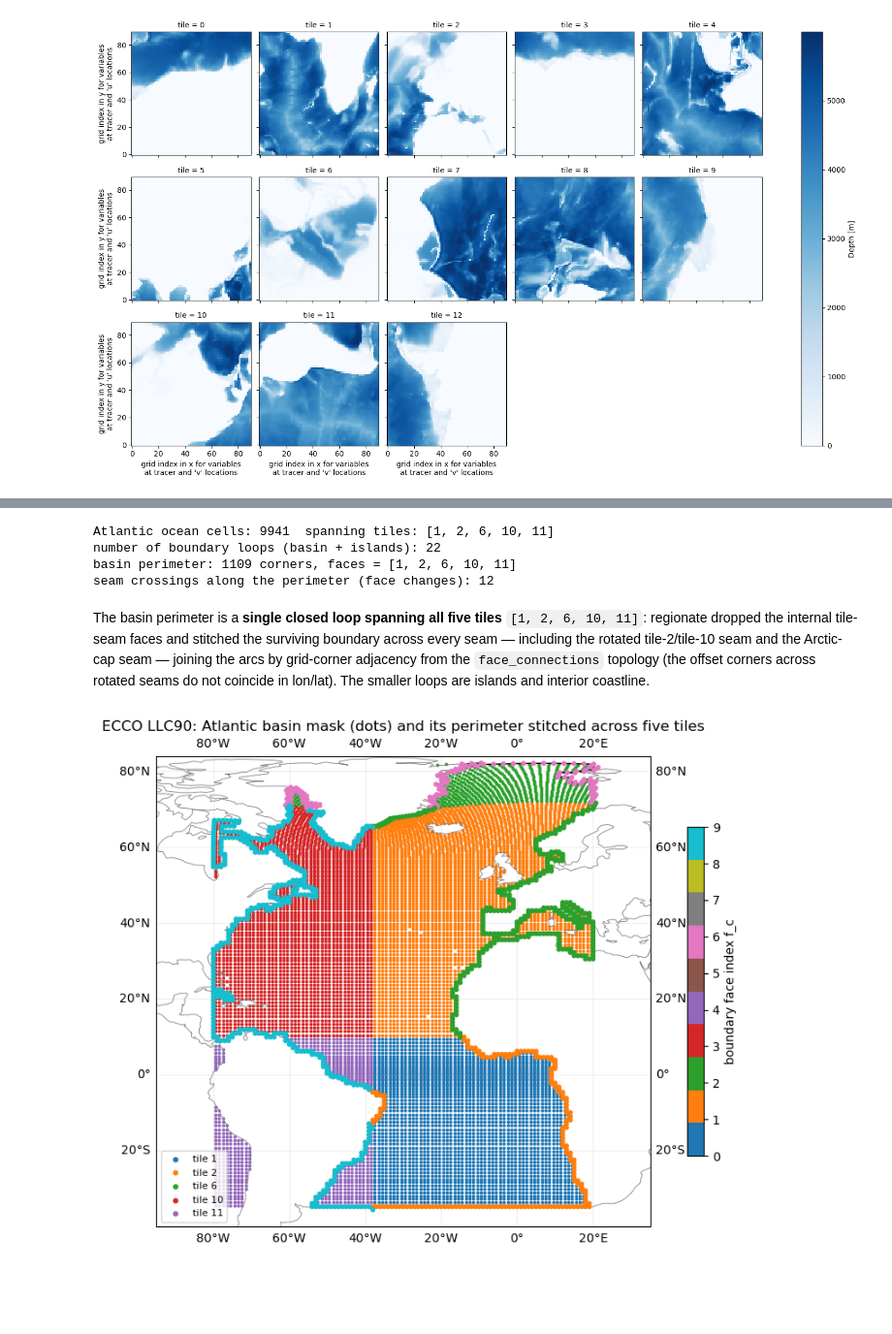
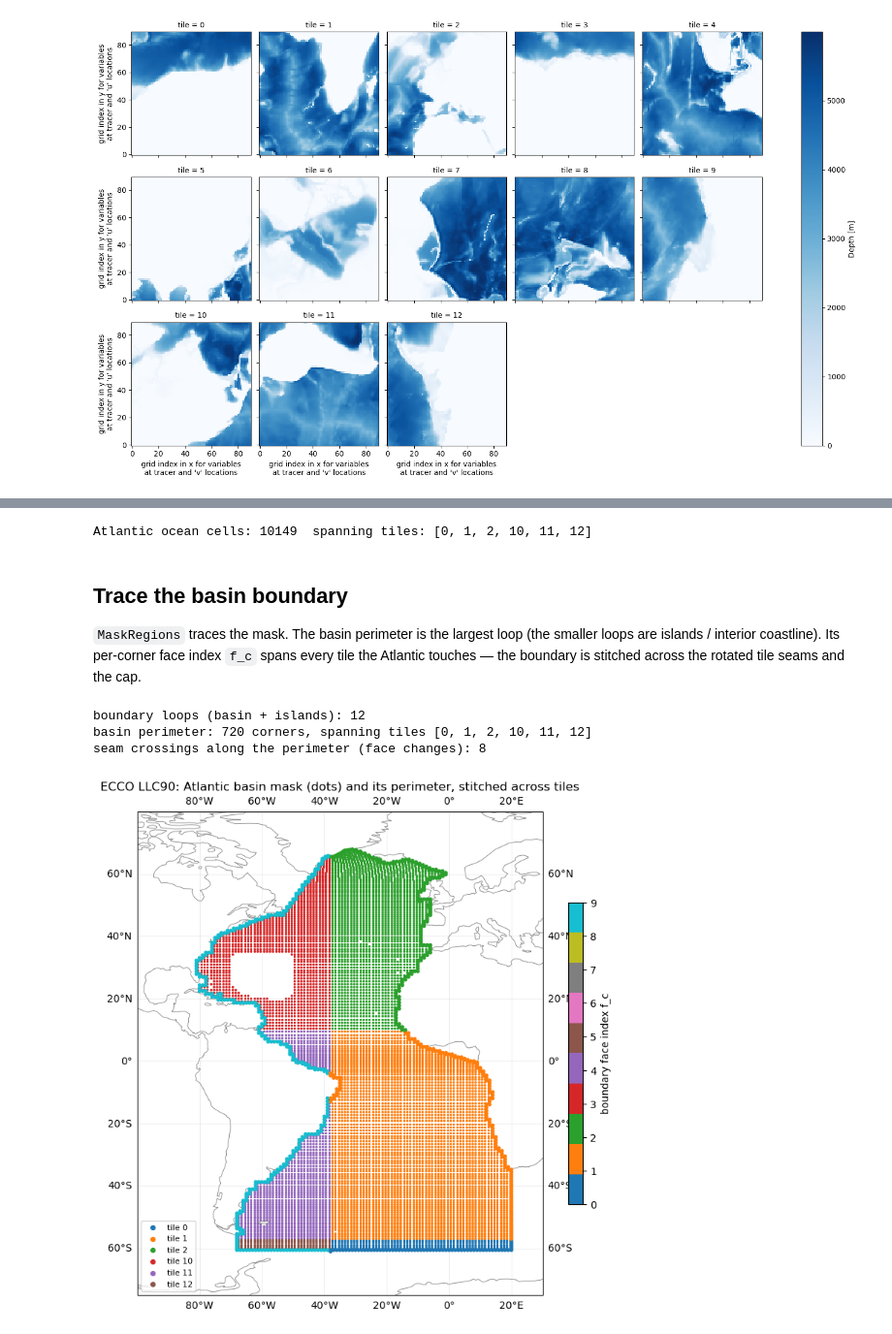
Before and after one commit to hdrake/regionate, a Jupyter notebook: examples/5_ECCO_LLC90_multiface_regions.ipynb, the cells around one changed output, grey strips where cells are left out. Shown at 97% size. Saved outputs shown, nothing was run; the diff lists cells and outputs as text; code cells hidden in the pictures; blank space fills up the shorter version.

```diff
--- a/examples/5_ECCO_LLC90_multiface_regions.ipynb
+++ b/examples/5_ECCO_LLC90_multiface_regions.ipynb
@@ -60,61 +55,42 @@ connection) and the **cap** seam (tile 2 ↔ tile 6).
+# %%
+atlantic = atlantic_basin_mask(grid)
+lon, lat = grid._ds["geolon"], grid._ds["geolat"]
+tiles_in_mask = sorted(set(np.where(atlantic.values.any(axis=(1, 2)))[0].tolist()))
+print(f"Atlantic ocean cells: {int(atlantic.sum())}  spanning tiles: {tiles_in_mask}")
+# %% [output]
+Atlantic ocean cells: 10149  spanning tiles: [0, 1, 2, 10, 11, 12]
+# %% [markdown]
+## Trace the basin boundary
+
+`MaskRegions` traces the mask. The basin perimeter is the largest loop (the smaller loops
+are islands / interior coastline). Its per-corner face index `f_c` spans every tile the
+Atlantic touches — the boundary is stitched across the rotated tile seams and the cap.
 # %%
-lon = grid._ds["geolon"]
-lat = grid._ds["geolat"]
-depth = grid._ds["Depth"]
-
-atlantic = (
-    (depth > 0) & (
-        ((lon > -80) & (lon < 20) & (lat > -35) & (lat < 67)) |   # main basin
-        ((lon > -60) & (lon < 20) & (lat >= 67) & (lat < 82))     # Nordic / Arctic sector
-    )
-).compute()
-
-tiles_in_mask = sorted(set(np.where(atlantic.values.any(axis=(1, 2)))[0].tolist()))
-print(f"Atlantic ocean cells: {int(atlantic.sum())}  spanning tiles: {tiles_in_mask}")
-
 regions = MaskRegions(atlantic, grid).region_dict
-print(f"number of boundary loops (basin + islands): {len(regions)}")
-
-# The basin perimeter is the largest loop; the rest are islands / interior coastline.
 basin = max(regions.values(), key=lambda r: len(r.lons_c))
-fc_closed = np.asarray(basin.f_c)
-faces = fc_closed[:-1]   # f_c is a closed loop; align with the open lon/lat corners
-print(f"basin perimeter: {len(basin.lons_c)} corners, faces = {sorted(set(faces.tolist()))}")
+faces = np.asarray(basin.f_c)[:-1]   # f_c is a closed loop; align with the open lon/lat
+print(f"boundary loops (basin + islands): {len(regions)}")
+print(f"basin perimeter: {len(basin.lons_c)} corners, spanning tiles {sorted(set(faces.tolist()))}")
 print(f"seam crossings along the perimeter (face changes): "
-      f"{int((fc_closed[:-1] != fc_closed[1:]).sum())}")
+      f"{int((np.asarray(basin.f_c)[:-1] != np.asarray(basin.f_c)[1:]).sum())}")
 # %% [output]
-Atlantic ocean cells: 9941  spanning tiles: [1, 2, 6, 10, 11]
-number of boundary loops (basin + islands): 22
-basin perimeter: 1109 corners, faces = [1, 2, 6, 10, 11]
-seam crossings along the perimeter (face changes): 12
+boundary loops (basin + islands): 12
+basin perimeter: 720 corners, spanning tiles [0, 1, 2, 10, 11, 12]
+seam crossings along the perimeter (face changes): 8
-# %% [markdown]
-The basin perimeter is a **single closed loop spanning all five tiles**
-`[1, 2, 6, 10, 11]`: regionate dropped the internal tile-seam faces and stitched the
-surviving boundary across every seam — including the rotated tile-2/tile-10 seam and the
-Arctic-cap seam — joining the arcs by grid-corner adjacency from the `face_connections`
-topology (the offset corners across rotated seams do not coincide in lon/lat). The
-smaller loops are islands and interior coastline.
 # %%
-fig = plt.figure(figsize=(11, 7))
+fig = plt.figure(figsize=(9, 9))
 ax = plt.axes(projection=ccrs.PlateCarree())
-ax.set_extent([-95, 35, -40, 84], crs=ccrs.PlateCarree())
+ax.set_extent([-100, 30, -75, 80], crs=ccrs.PlateCarree())
 ax.coastlines(color="0.5", linewidth=0.6)
 ax.gridlines(draw_labels=True, alpha=0.2)
-
-# Atlantic mask cell centers, coloured by tile.
 for t in tiles_in_mask:
-    m = atlantic.isel(tile=t).values
-    ax.scatter(lon.isel(tile=t).values[m], lat.isel(tile=t).values[m],
-               s=3, label=f"tile {t}")
-
-# Basin perimeter, with corners coloured by face index f_c.
-ax.plot(basin.lons_c, basin.lats_c, "-", color="k", lw=1.0, zorder=4)
-sc = ax.scatter(basin.lons_c, basin.lats_c, c=faces, cmap="tab10", vmin=0, vmax=9,
-                s=10, zorder=5)
-plt.colorbar(sc, ax=ax, label="boundary face index f_c", shrink=0.7)
-ax.legend(loc="lower left", fontsize=8, markerscale=2)
-ax.set_title("ECCO LLC90: Atlantic basin mask (dots) and its perimeter stitched "
-             "across five tiles")
+    mt = atlantic.isel(tile=t).values
+    ax.scatter(lon.isel(tile=t).values[mt], lat.isel(tile=t).values[mt], s=2, label=f"tile {t}")
+ax.plot(basin.lons_c, basin.lats_c, "-", color="k", lw=0.9, zorder=4)
+sc = ax.scatter(basin.lons_c, basin.lats_c, c=faces, cmap="tab10", vmin=0, vmax=9, s=8, zorder=5)
+plt.colorbar(sc, ax=ax, label="boundary face index f_c", shrink=0.6)
+ax.legend(loc="lower left", fontsize=8, markerscale=3)
+ax.set_title("ECCO LLC90: Atlantic basin mask (dots) and its perimeter, stitched across tiles")
 plt.show()
 # %% [output]
-[figure, old version]
+[figure, new version]
```
Also changed, not shown: parts of 10 cells of this notebook, 4 other files.
